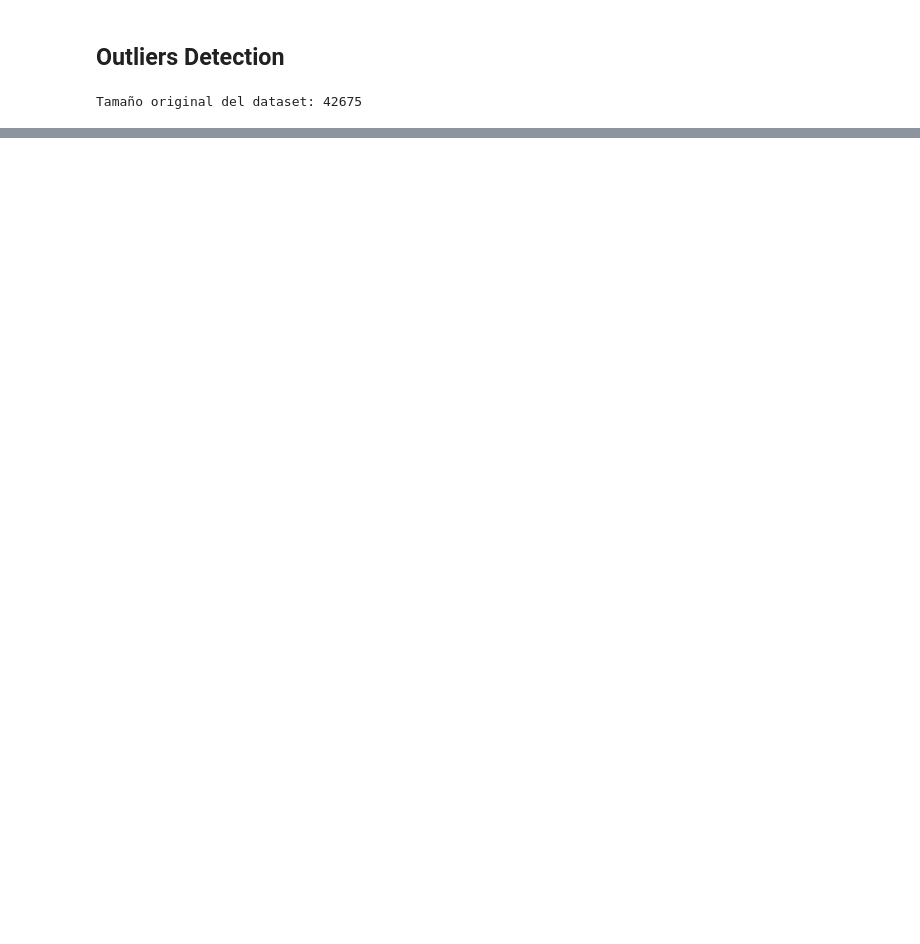
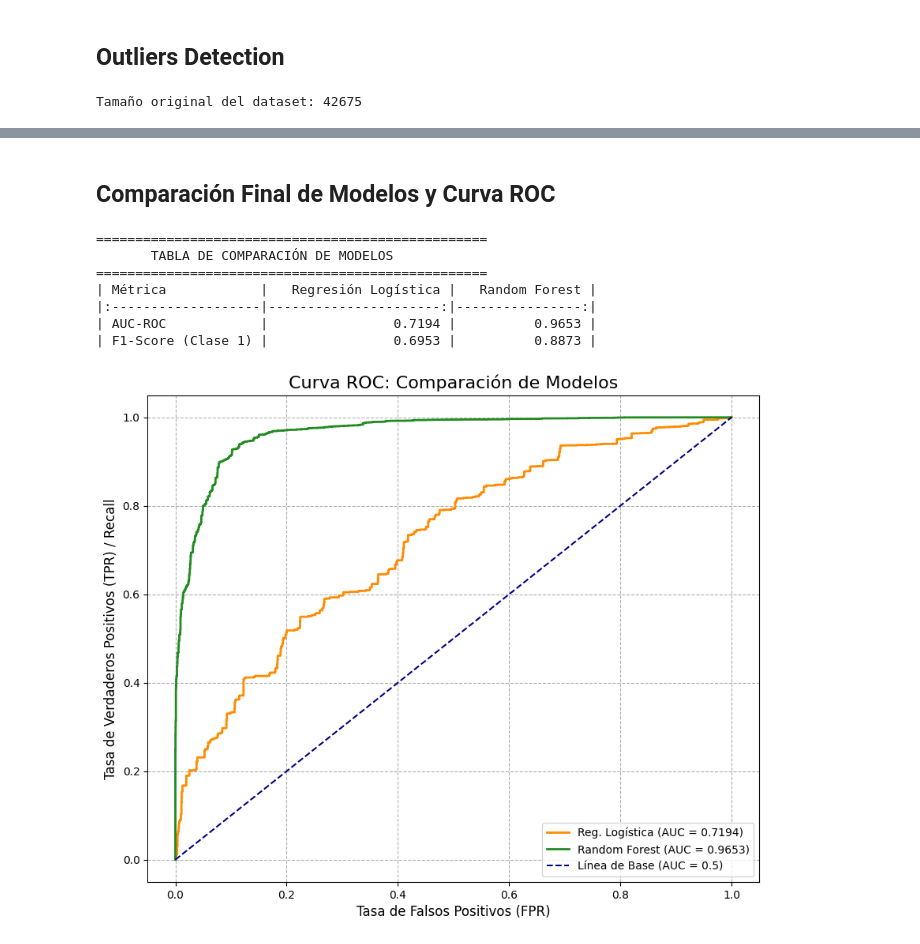
Before and after one commit to Chispon77/Proyecto-Final-CoderHouse, a Jupyter notebook: ProjectAmazon.ipynb, the cells around one changed output, grey strips where cells are left out. Drawn from its saved outputs; the diff is of its cells as text; code cells hidden in the pictures; blank space fills up the shorter version.

```diff
--- a/ProjectAmazon.ipynb
+++ b/ProjectAmazon.ipynb
@@ -390,0 +616,58 @@ Registros eliminados: 5069 (11.88%)
+# %% [markdown]
+## Comparación Final de Modelos y Curva ROC
+# %%
+from sklearn.metrics import roc_curve
+
+# Calcular AUC-ROC
+auc_rl = roc_auc_score(y_test, y_proba)
+auc_rf = roc_auc_score(y_test, rf_y_proba)
+
+# Obtener Reportes de Clasificación para extraer F1-Score
+report_rl = classification_report(y_test, model.predict(X_test), output_dict=True)
+report_rf = classification_report(y_test, rf_model.predict(X_test), output_dict=True)
+
+# Extraer F1-Score para la clase 1 ('Alta Valoración')
+f1_rl_clase1 = report_rl['1']['f1-score']
+f1_rf_clase1 = report_rf['1']['f1-score']
+
+# 2. Generar Tabla de Comparación
+comparacion_df = pd.DataFrame({
+    'Métrica': ['AUC-ROC', 'F1-Score (Clase 1)'],
+    'Regresión Logística': [auc_rl, f1_rl_clase1],
+    'Random Forest': [auc_rf, f1_rf_clase1]
+})
+
+# Formatear los resultados para la tabla
+comparacion_df['Regresión Logística'] = comparacion_df['Regresión Logística'].map('{:.4f}'.format)
+comparacion_df['Random Forest'] = comparacion_df['Random Forest'].map('{:.4f}'.format)
+
+print("="*50)
+print("       TABLA DE COMPARACIÓN DE MODELOS")
+print("="*50)
+print(comparacion_df.to_markdown(index=False))
+
+# 3. Visualización de la Curva ROC
+# Obtener los puntos de la curva ROC para ambos modelos
+fpr_rl, tpr_rl, _ = roc_curve(y_test, y_proba)
+fpr_rf, tpr_rf, _ = roc_curve(y_test, rf_y_proba)
+
+plt.figure(figsize=(10, 8))
+plt.plot(fpr_rl, tpr_rl, label=f'Reg. Logística (AUC = {auc_rl:.4f})', color='darkorange', linewidth=2)
+plt.plot(fpr_rf, tpr_rf, label=f'Random Forest (AUC = {auc_rf:.4f})', color='forestgreen', linewidth=2)
+plt.plot([0, 1], [0, 1], color='navy', linestyle='--', label='Línea de Base (AUC = 0.5)')
+
+plt.xlabel('Tasa de Falsos Positivos (FPR)', fontsize=12)
+plt.ylabel('Tasa de Verdaderos Positivos (TPR) / Recall', fontsize=12)
+plt.title('Curva ROC: Comparación de Modelos', fontsize=16)
+plt.legend(loc='lower right', fontsize=10)
+plt.grid(True, linestyle='--')
+plt.show()
+# %% [output]
+==================================================
+       TABLA DE COMPARACIÓN DE MODELOS
+==================================================
+| Métrica            |   Regresión Logística |   Random Forest |
+|:-------------------|----------------------:|----------------:|
+| AUC-ROC            |                0.7194 |          0.9653 |
+| F1-Score (Clase 1) |                0.6953 |          0.8873 |
+[figure, added]
```
Also changed, not shown: parts of 22 cells of this notebook.
